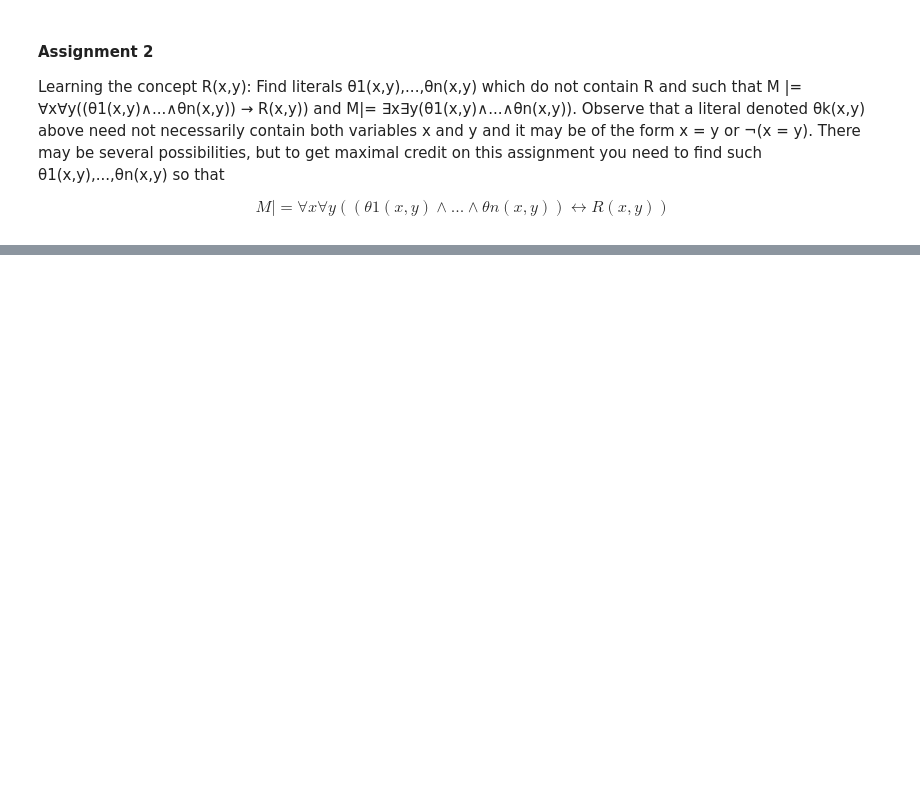
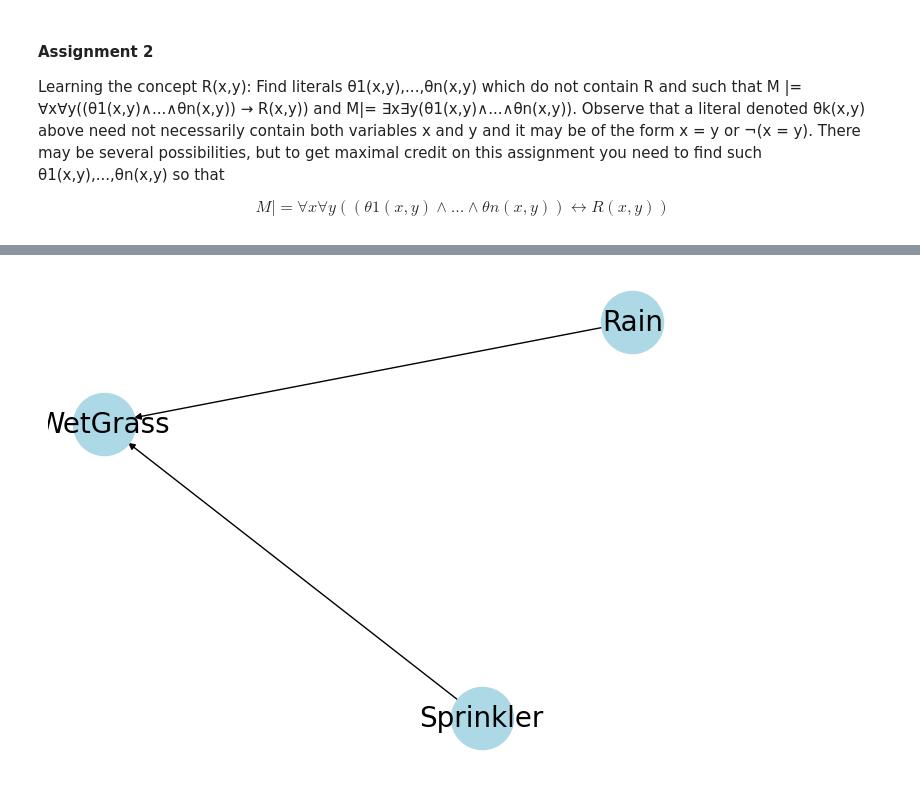
Before and after one commit to Arty-Facts/wasp_graphical_models_bayesian_learning_and_statistical_relational_learning_2023, a Jupyter notebook: project/module3/hand_in_module3.ipynb, the cells around one changed output, grey strips where cells are left out. Saved outputs shown, nothing was run; the diff lists cells and outputs as text; code cells hidden in the pictures; blank space fills up the shorter version.

```diff
--- a/project/module3/hand_in_module3.ipynb
+++ b/project/module3/hand_in_module3.ipynb
@@ -402,0 +382,24 @@ for p in product([1], [2,3], [1,2,3]):
+# %%
+
+
+# Define the network structure
+model = BayesianNetwork([('Rain', 'WetGrass'), ('Sprinkler', 'WetGrass')])
+
+# Define the Conditional Probability Distributions (CPDs)
+cpd_rain = TabularCPD(variable='Rain', variable_card=2,
+                      values=[[0.7], [0.3]])
+
+cpd_sprinkler = TabularCPD(variable='Sprinkler', variable_card=2,
+                           values=[[0.6], [0.4]])
+
+cpd_wet_grass = TabularCPD(variable='WetGrass', variable_card=2,
+                           values=[[0.99, 0.01, 0.01, 0.01],
+                                   [0.01, 0.99, 0.99, 0.99]],
+                           evidence=['Rain', 'Sprinkler'],
+                           evidence_card=[2, 2])
+
+# Add the CPDs to the model
+model.add_cpds(cpd_rain, cpd_sprinkler, cpd_wet_grass)
+
+# Verify the model
+assert model.check_model()
@@ -402,0 +421,14 @@ for p in product([1], [2,3], [1,2,3]):
+# %%
+import networkx as nx
+import matplotlib.pyplot as plt
+
+# Create a NetworkX graph from the Bayesian model
+G = nx.DiGraph()
+for edge in model.edges():
+    G.add_edge(edge[0], edge[1])
+
+# Draw the graph
+nx.draw(G, with_labels=True, node_size=2000, node_color="lightblue", font_size=20)
+plt.show()
+# %% [output]
+[figure, added]
```
Also changed, not shown: parts of 18 cells of this notebook, 1 other file.
